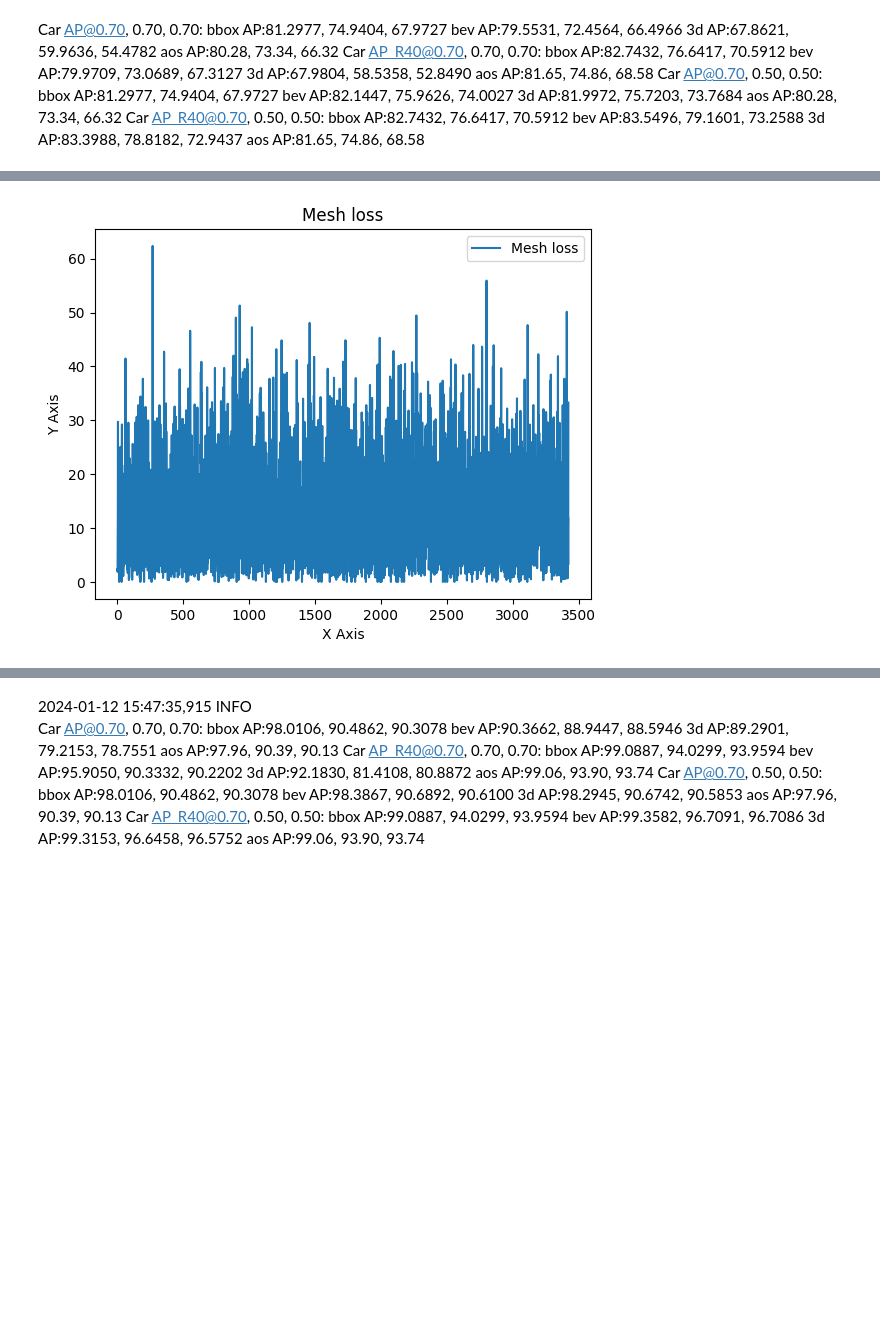
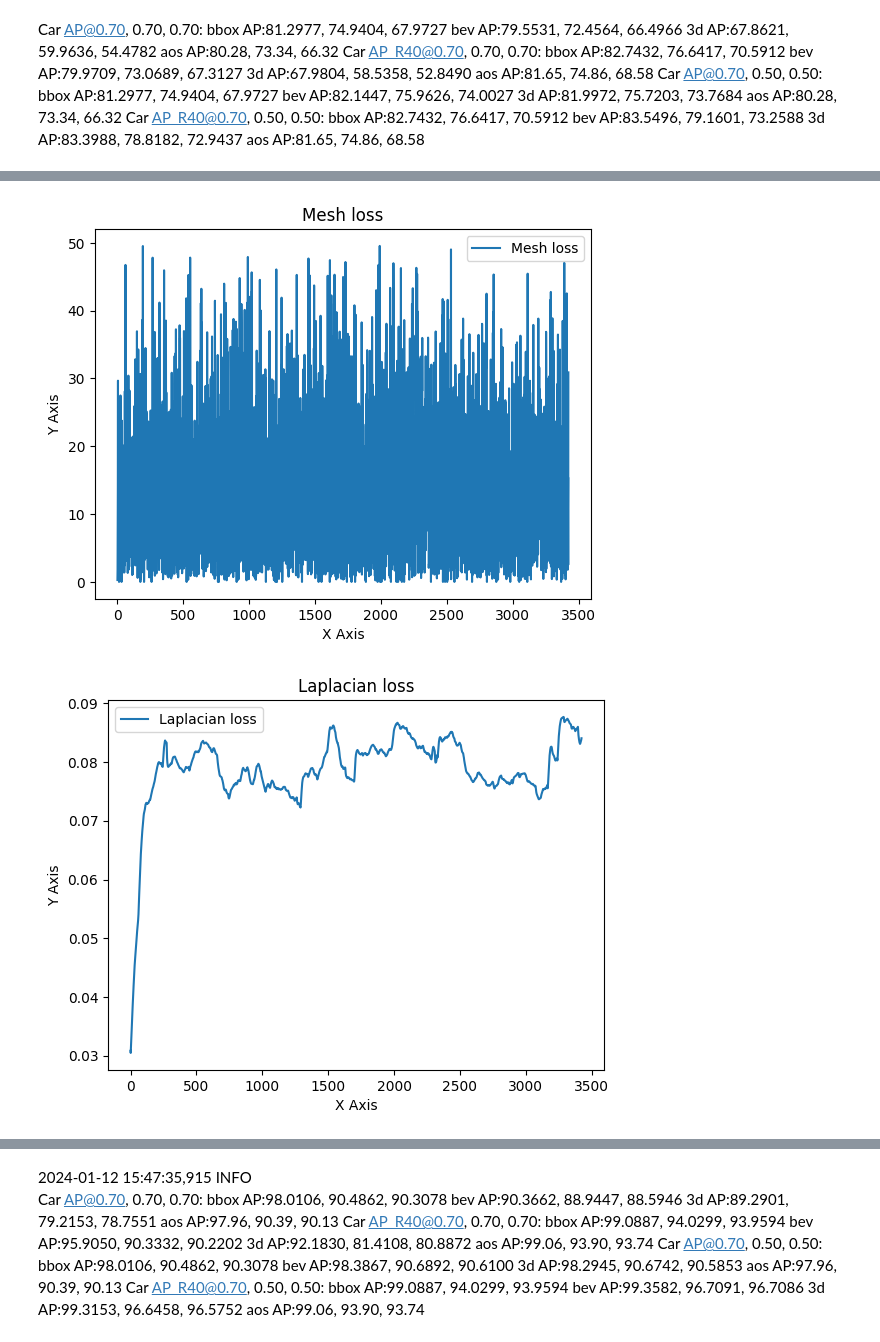
Before and after one commit to uzukidd/adv-carla, a Jupyter notebook: test_headbox_iou_attack.ipynb, the cells around one changed output, grey strips where cells are left out. Saved outputs shown, nothing was run; the diff lists cells and outputs as text; code cells hidden in the pictures; blank space fills up the shorter version.

```diff
--- a/test_headbox_iou_attack.ipynb
+++ b/test_headbox_iou_attack.ipynb
@@ -150,7 +192,7 @@ bev  AP:83.5496, 79.1601, 73.2588
 3d   AP:83.3988, 78.8182, 72.9437
 aos  AP:81.65, 74.86, 68.58
 # %%
-criterion = mesh_objectwise_loss(freezed_iou = True,
+criterion = mesh_objectwise_loss(freezed_iou = False,
                                  normalized = False,
                                  verbose=False)
 def evaluate_one_epoch_attack(enable_adv, update, visualize, verbose_epoch: int = 100):
@@ -168,7 +210,7 @@ def evaluate_one_epoch_attack(enable_adv, update, visualize, verbose_epoch: int
         pointrcnn_head_ret_dict = pointrcnn_head.forward_ret_dict
 
         if not torch.eq(batch_dict['gt_boxes'][0, :, 7], 1).any():
-            logger.info(f"no vehicles found in batch \t{i}")
+            # logger.info(f"no vehicles found in batch \t{i}")
             continue
 
 
@@ -186,6 +228,8 @@ def evaluate_one_epoch_attack(enable_adv, update, visualize, verbose_epoch: int
         mesh_loss_scaler.append(mesh_loss.item())
         regular_loss_scaler.append(regular_loss.item())
 
+        assert not torch.isnan(mesh_loss), "mesh loss is NaN"
+
         if verbose_epoch > 0 and i % verbose_epoch == 0:
             logger.info(f"average mesh loss: \t{np.array(mesh_loss_scaler).mean()}")
             logger.info(f"average regular loss: \t{np.array(regular_loss_scaler).mean()}")
@@ -199,7 +243,6 @@ def evaluate_one_epoch_attack(enable_adv, update, visualize, verbose_epoch: int
                     "adversarial": {
                         "mesh_1": kitti_adv_dataset.universal_adv_patch.get_deformed_mesh()
                     },
-
                 }, ncols=2)
                 fig.update_layout(height=400, width=800)
                 fig.show()
@@ -252,31 +278,49 @@ mesh_loss_scaler, regular_loss_scaler = evaluate_one_epoch_attack(enable_adv = T
 fig = plot_scene({
     "original": {
         "mesh_1": kitti_adv_dataset.universal_adv_patch.get_basic_mesh()
     },
     "adversarial": {
         "mesh_1": kitti_adv_dataset.universal_adv_patch.get_deformed_mesh()
     },
 
 }, ncols=2)
 fig.update_layout(height=400, width=800)
 fig.show()
 
 plt.plot(np.arange(mesh_loss_scaler.__len__()), mesh_loss_scaler, label='Mesh loss')
 
 # # 绘制第二条曲线
 # plt.plot(x_values, y2_values, label='Curve 2')
 
 # 添加图例
 plt.legend()
 
 # 添加标题和坐标轴标签
 plt.title('Mesh loss')
 plt.xlabel('X Axis')
 plt.ylabel('Y Axis')
 
 # 显示图形
 plt.show()
+
+plt.plot(np.arange(regular_loss_scaler.__len__()), regular_loss_scaler, label='Laplacian loss')
+
+# # 绘制第二条曲线
+# plt.plot(x_values, y2_values, label='Curve 2')
+
+# 添加图例
+plt.legend()
+
+# 添加标题和坐标轴标签
+plt.title('Laplacian loss')
+plt.xlabel('X Axis')
+plt.ylabel('Y Axis')
+
+# 显示图形
+plt.show()
+print(kitti_adv_dataset.universal_adv_patch.get_mesh_deform_vert())
 # %% [output]
 [interactive output not drawn]
 [interactive output not drawn]
-[figure, old version]
+[figure, new version]
+[figure, added]
```
Also changed, not shown: parts of 9 cells of this notebook, 1 other file.
